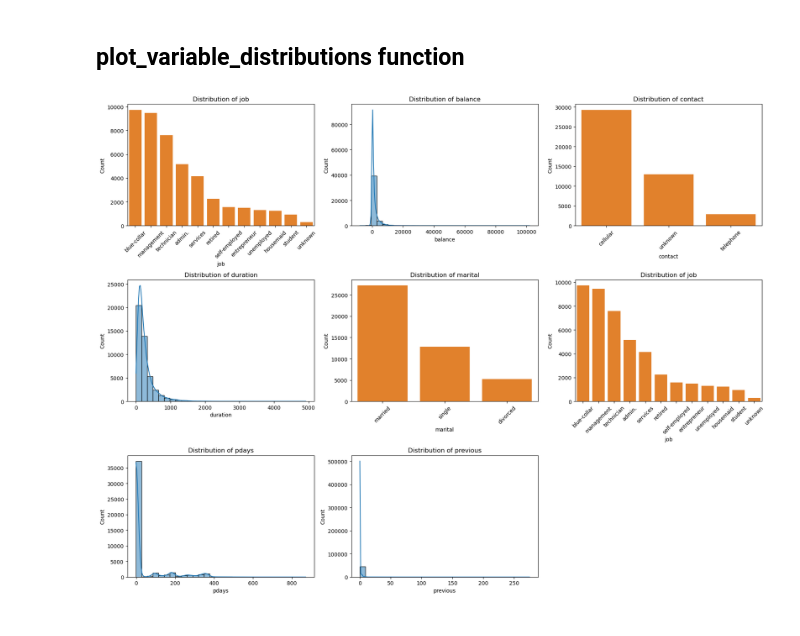
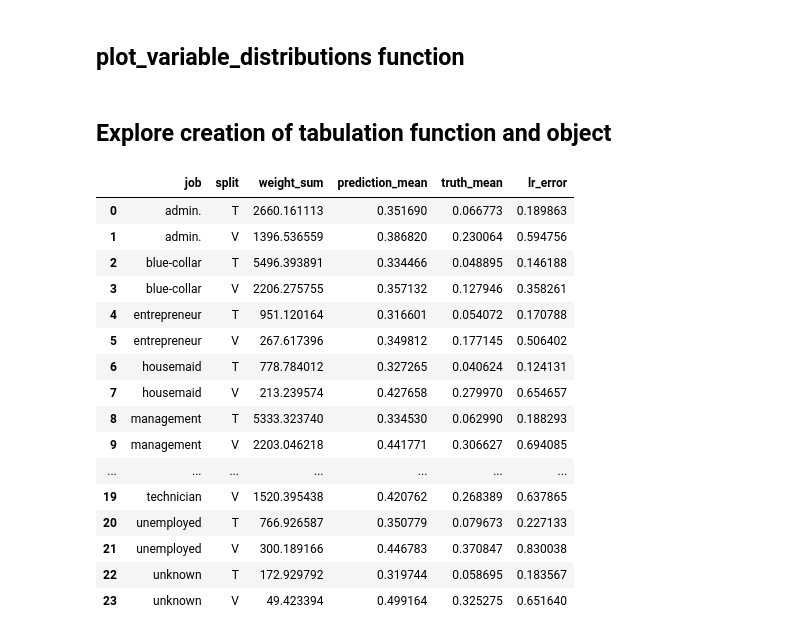
Before and after one commit to asacco-97/analysis_tools, a Jupyter notebook: notebooks/eda_example.ipynb, the cells around one changed output. Drawn from its saved outputs; the diff is of its cells as text; code cells hidden in the pictures.

Commit message:
Test tabulation creation and formatting functions in notebook

```diff
--- a/notebooks/eda_example.ipynb
+++ b/notebooks/eda_example.ipynb
@@ -28,3 +27,9 @@ df["target"] = np.where(df["y"] == "no", 0, 1)
 
 # Add weights to test weight functionality of plot_target_vs_predictors()
 df["weights"] = np.abs(np.random.randn(len(df.index)))
+
+# Add faux prediction column for testing functions
+df["pred"] = (df["target"] + np.random.normal(size=len(df.index))).clip(0, 1)
+
+# Add an arbitrary data split for testing functions
+df["split"] = np.where(df.index > int(df.shape[0] * 0.70), "V", "T")
@@ -70,6 +80,6 @@ f.plot_target_vs_predictors(df, "target", predictors, group_col="loan", weight_c
 # %% [markdown]
 ## plot_variable_distributions function
 # %%
-f.plot_variable_distributions(df, predictors, bins=30)
+# f.plot_variable_distributions(df, predictors, bins=30)
-# %% [output]
-[figure, removed]
+# %% [markdown]
+## Explore creation of tabulation function and object
@@ -75,0 +188,30 @@ f.plot_variable_distributions(df, predictors, bins=30)
+# %%
+tabs = generate_tabulations(
+    df=df,
+    prediction_col="pred",
+    truth_col="target",
+    group_vars=predictors,
+    weights_col="weights",
+    split_col="split",
+    n_bins=10,
+)
+# %%
+tabs["job"]
+# %% [output]
+|  | job | split | weight_sum | prediction_mean | truth_mean | lr_error |
+| 0 | admin. | T | 2660.161113 | 0.351690 | 0.066773 | 0.189863 |
+| 1 | admin. | V | 1396.536559 | 0.386820 | 0.230064 | 0.594756 |
+| 2 | blue-collar | T | 5496.393891 | 0.334466 | 0.048895 | 0.146188 |
+| 3 | blue-collar | V | 2206.275755 | 0.357132 | 0.127946 | 0.358261 |
+| 4 | entrepreneur | T | 951.120164 | 0.316601 | 0.054072 | 0.170788 |
+| 5 | entrepreneur | V | 267.617396 | 0.349812 | 0.177145 | 0.506402 |
+| 6 | housemaid | T | 778.784012 | 0.327265 | 0.040624 | 0.124131 |
+| 7 | housemaid | V | 213.239574 | 0.427658 | 0.279970 | 0.654657 |
+| 8 | management | T | 5333.323740 | 0.334530 | 0.062990 | 0.188293 |
+| 9 | management | V | 2203.046218 | 0.441771 | 0.306627 | 0.694085 |
+| ... | ... | ... | ... | ... | ... | ... |
+| 19 | technician | V | 1520.395438 | 0.420762 | 0.268389 | 0.637865 |
+| 20 | unemployed | T | 766.926587 | 0.350779 | 0.079673 | 0.227133 |
+| 21 | unemployed | V | 300.189166 | 0.446783 | 0.370847 | 0.830038 |
+| 22 | unknown | T | 172.929792 | 0.319744 | 0.058695 | 0.183567 |
+| 23 | unknown | V | 49.423394 | 0.499164 | 0.325275 | 0.651640 |
```
Also changed, not shown: parts of 7 cells of this notebook.
